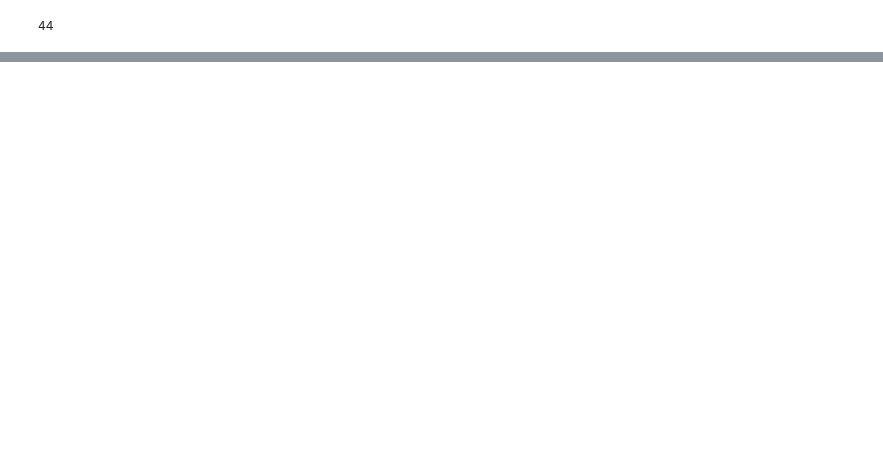
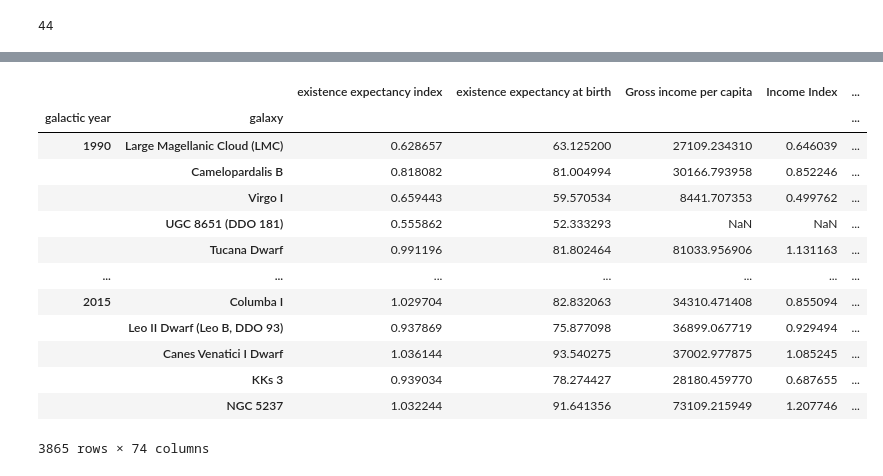
Before and after one commit to D1nay/prohack2020, a Jupyter notebook: Mapping countries to galaxies.ipynb, the cells around one changed output, grey strips where cells are left out. Saved outputs shown, nothing was run; the diff lists cells and outputs as text; code cells hidden in the pictures; blank space fills up the shorter version.

```diff
--- a/Mapping countries to galaxies.ipynb
+++ b/Mapping countries to galaxies.ipynb
@@ -383,0 +367,28 @@ array(['Afghanistan', 'Albania', 'Algeria', 'Andorra', 'Angola',
+# %%
+#Test data_trainset contains objects only of latest 10 years,
+#including unmentioned in train data_train latest year 1016064
+unique_years = data_train['galactic year'].unique()
+print (unique_years)
+print (unique_years.shape)
+
+# print(np.sort(test['galactic year'].unique()))
+# print(test['galactic year'].unique().shape)
+
+unique_names = data_train['galaxy'].unique()
+unique_names = np.sort(unique_names)
+print (unique_names[:5])
+print (unique_names.shape)
+
+#Let's map all galactic years to years with increment of 1 year
+# and map all galaxies to their unique integer key
+
+#dictionary for replacement of galactic years with normal years
+di = {val: ind+1990 for ind, val in enumerate(np.append(unique_years,
+                                                     1016064))}
+#dictionary for replacement of names with integer keys
+di_names = {val: ind+1 for ind, val in enumerate(unique_names)}
+data_train.replace({'galactic year':di}, inplace=True)
+#test.replace({'galactic year':di}, inplace=True)
+
+# data_train.replace({'galaxy':di_names}, inplace=True)
+# test.replace({'galaxy':di_names}, inplace=True)
@@ -383,0 +406,29 @@ array(['Afghanistan', 'Albania', 'Algeria', 'Andorra', 'Angola',
+# %%
+data_train_m = data_train.set_index(['galactic year', 'galaxy'])
+# %%
+# Preparing train set to compare with the UNDP dataset. I dropped some columns since I believe
+# the HDI Ranks for the year from which the original dataset was pulled might
+# be different from the one in 2018
+data_train_cl = data_train_m.drop(labels=['Intergalactic Development Index (IDI), Rank',
+                          'Intergalactic Development Index (IDI), female, Rank',
+                          'Intergalactic Development Index (IDI), male, Rank',
+                          'y'
+                         ],
+                  axis = 1)
+# %%
+data_train_cl
+# %% [output]
+|  |  | existence expectancy index | existence expectancy at birth | Gross income per capita | Income Index | ... |
+| galactic year | galaxy |  |  |  |  | ... |
+| 1990 | Large Magellanic Cloud (LMC) | 0.628657 | 63.125200 | 27109.234310 | 0.646039 | ... |
+|  | Camelopardalis B | 0.818082 | 81.004994 | 30166.793958 | 0.852246 | ... |
+|  | Virgo I | 0.659443 | 59.570534 | 8441.707353 | 0.499762 | ... |
+|  | UGC 8651 (DDO 181) | 0.555862 | 52.333293 | NaN | NaN | ... |
+|  | Tucana Dwarf | 0.991196 | 81.802464 | 81033.956906 | 1.131163 | ... |
+| ... | ... | ... | ... | ... | ... | ... |
+| 2015 | Columba I | 1.029704 | 82.832063 | 34310.471408 | 0.855094 | ... |
+|  | Leo II Dwarf (Leo B, DDO 93) | 0.937869 | 75.877098 | 36899.067719 | 0.929494 | ... |
+|  | Canes Venatici I Dwarf | 1.036144 | 93.540275 | 37002.977875 | 1.085245 | ... |
+|  | KKs 3 | 0.939034 | 78.274427 | 28180.459770 | 0.687655 | ... |
+|  | NGC 5237 | 1.032244 | 91.641356 | 73109.215949 | 1.207746 | ... |
+3865 rows × 74 columns
```
Also changed, not shown: parts of 13 cells of this notebook, 2 other files.
